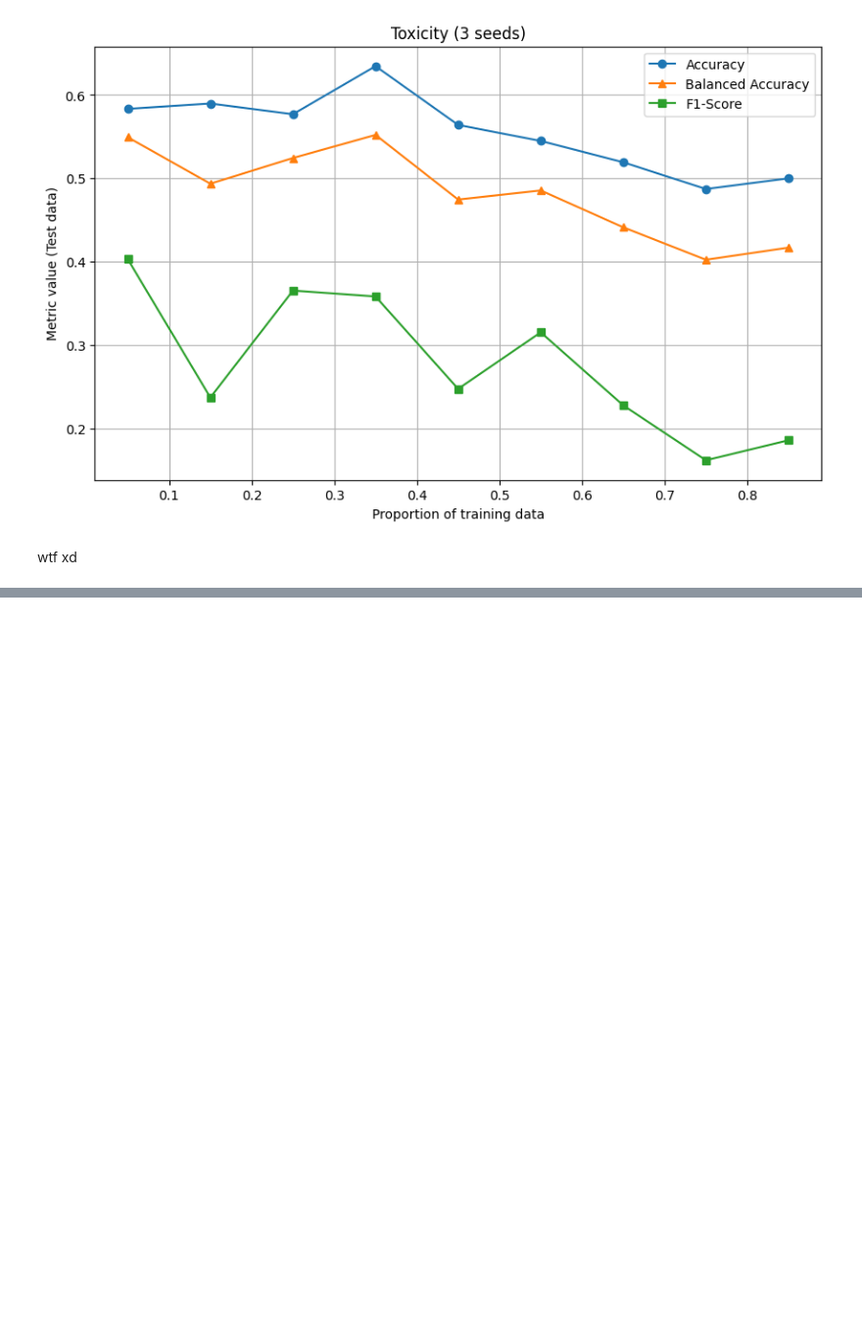
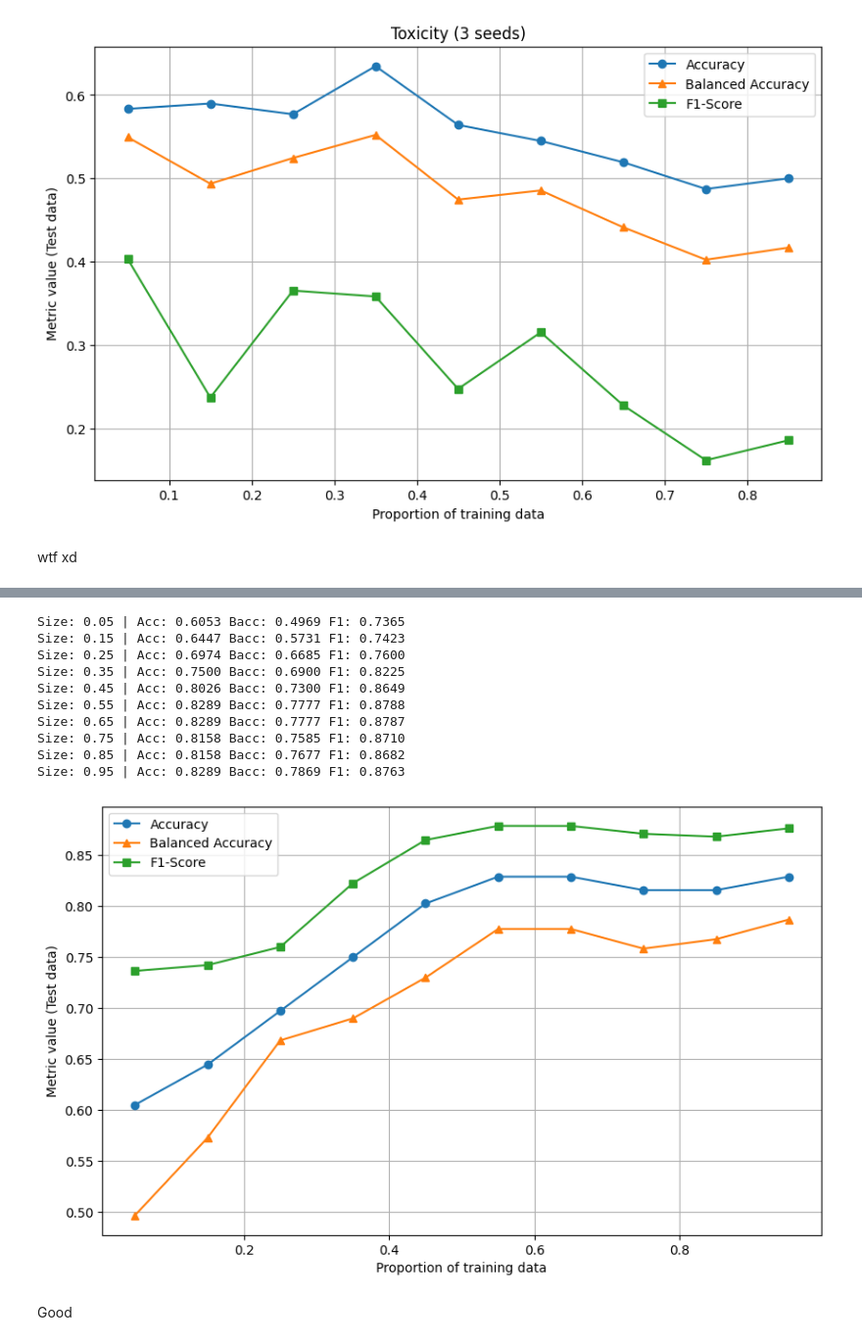
Before and after one commit to tomaszzywicki/semi-supervised-FISTA-logistic-lasso, a Jupyter notebook: notebooks/00_datasets_check.ipynb, the cells around one changed output, grey strips where cells are left out. Shown at 98% size. Drawn from its saved outputs; the diff is of its cells as text; code cells hidden in the pictures; blank space fills up the shorter version.

```diff
--- a/notebooks/00_datasets_check.ipynb
+++ b/notebooks/00_datasets_check.ipynb
@@ -277,0 +298,25 @@ wtf xd
+# %%
+with open('../data/raw/lsvt.arff', 'r') as f:
+    dataset = arff.load(f)
+
+isolet = pd.DataFrame(dataset['data'], columns=[attr[0] for attr in dataset['attributes']])
+X = isolet.iloc[:, :-1].to_numpy()
+y = isolet.iloc[:, [-1]].to_numpy()
+y
+y = np.where(y == '2', 1, 0).astype(int)
+# %%
+plot_acc_f1_across_subsets(X, y, n_seeds=2)
+# %% [output]
+Size: 0.05 | Acc: 0.6053 Bacc: 0.4969 F1: 0.7365
+Size: 0.15 | Acc: 0.6447 Bacc: 0.5731 F1: 0.7423
+Size: 0.25 | Acc: 0.6974 Bacc: 0.6685 F1: 0.7600
+Size: 0.35 | Acc: 0.7500 Bacc: 0.6900 F1: 0.8225
+Size: 0.45 | Acc: 0.8026 Bacc: 0.7300 F1: 0.8649
+Size: 0.55 | Acc: 0.8289 Bacc: 0.7777 F1: 0.8788
+Size: 0.65 | Acc: 0.8289 Bacc: 0.7777 F1: 0.8787
+Size: 0.75 | Acc: 0.8158 Bacc: 0.7585 F1: 0.8710
+Size: 0.85 | Acc: 0.8158 Bacc: 0.7677 F1: 0.8682
+Size: 0.95 | Acc: 0.8289 Bacc: 0.7869 F1: 0.8763
+[figure, added]
+# %% [markdown]
+Good
```
Also changed, not shown: parts of 7 cells of this notebook, 3 other files.
